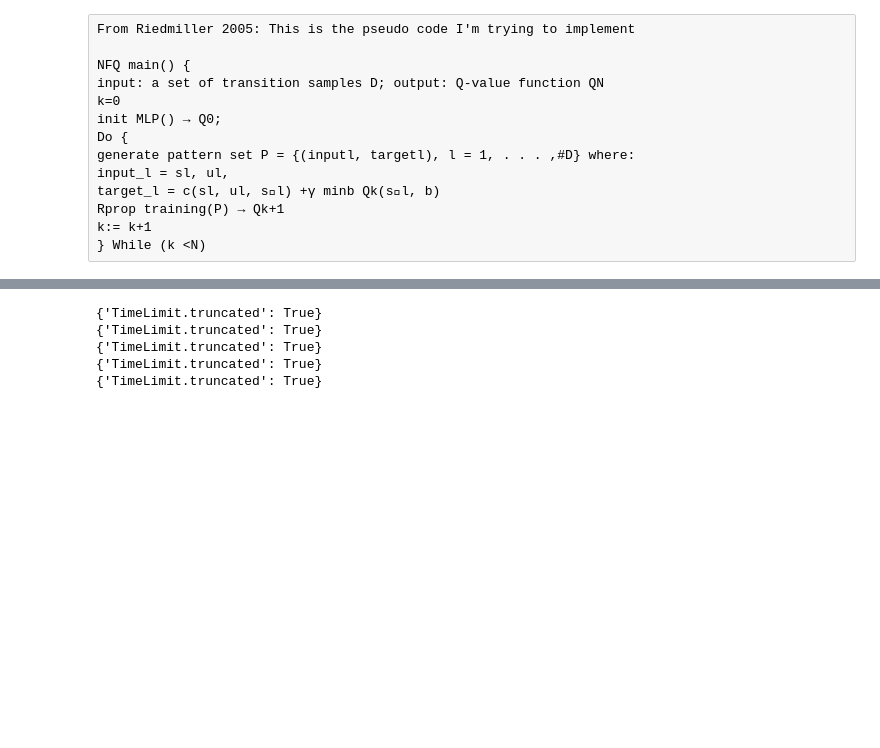
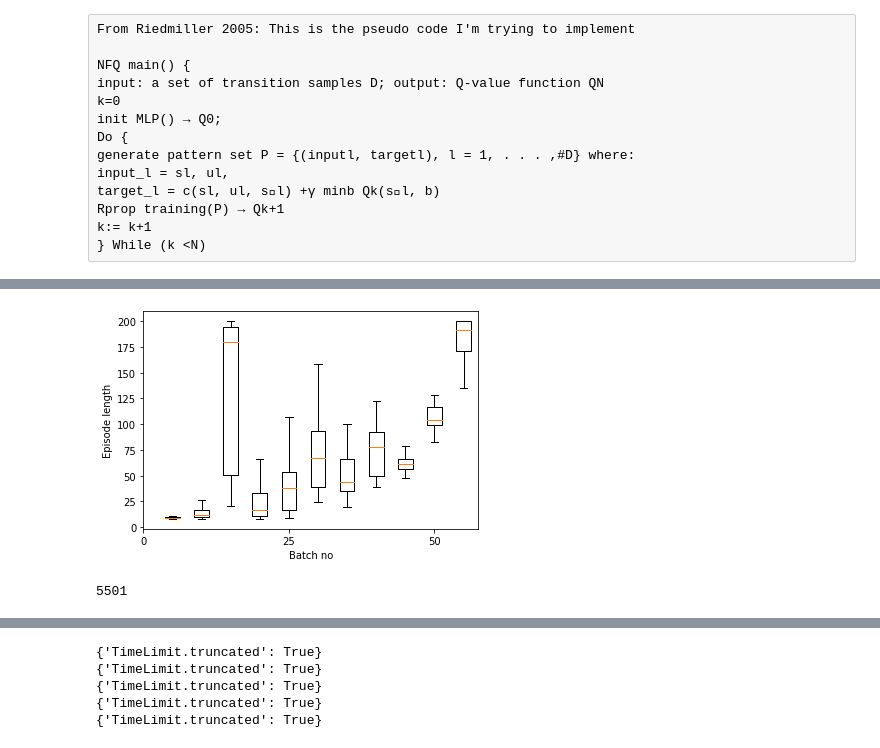
Before and after one commit to pkimstrand/RL-course-pt2, a Jupyter notebook: CartPoleNFQ.ipynb, the cells around one changed output, grey strips where cells are left out. Saved outputs shown, nothing was run; the diff lists cells and outputs as text; code cells hidden in the pictures; blank space fills up the shorter version.

```diff
--- a/CartPoleNFQ.ipynb
+++ b/CartPoleNFQ.ipynb
@@ -306,3 +313,16 @@ plt.plot([math.log(l)for l in losses])
+# %%
+plt.figure()
+p=plt.boxplot(losses[1], showfliers=False)#[np.mean(ep) for ep in losses[1]])
+n_batches = len(losses[1])
+t=plt.xticks(ticks=np.arange(0,n_batches,5), labels=5*np.arange(0,n_batches,5))
+yl=plt.ylabel('Episode length')
+yl=plt.xlabel('Batch no')
+# %% [output]
+[figure, added]
+# %%
+len(losses[0])
+# %% [output]
+5501
 # %%
 # Do a test run using the trained NFQ agent
 test_loop(NFQagent, 500)
```
Also changed, not shown: parts of 7 cells of this notebook.
